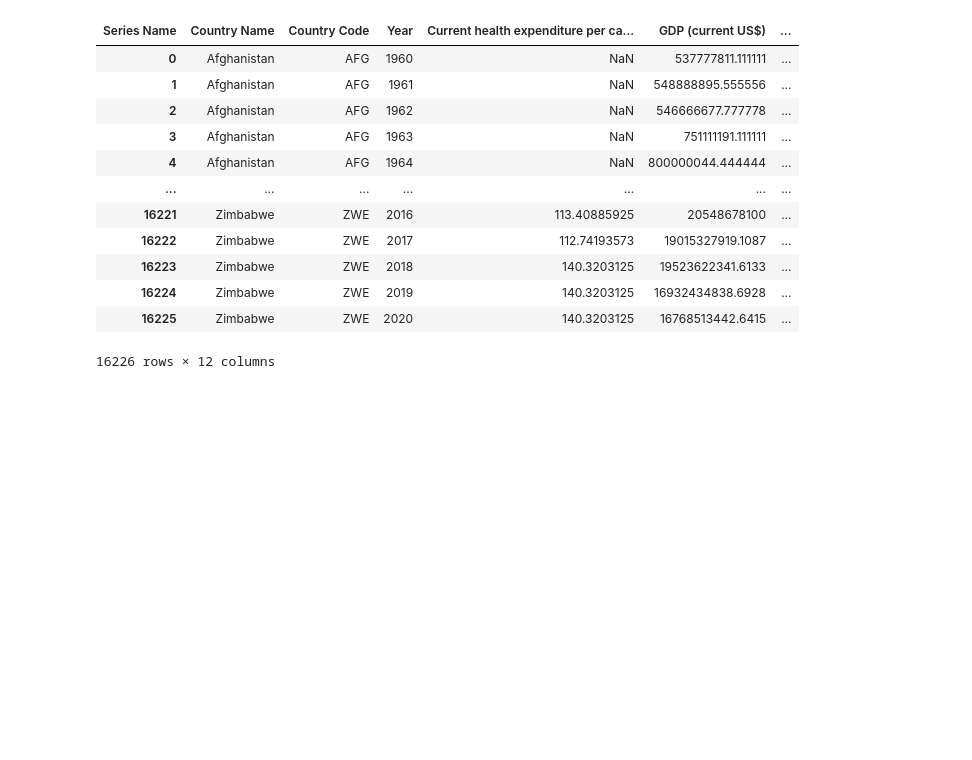
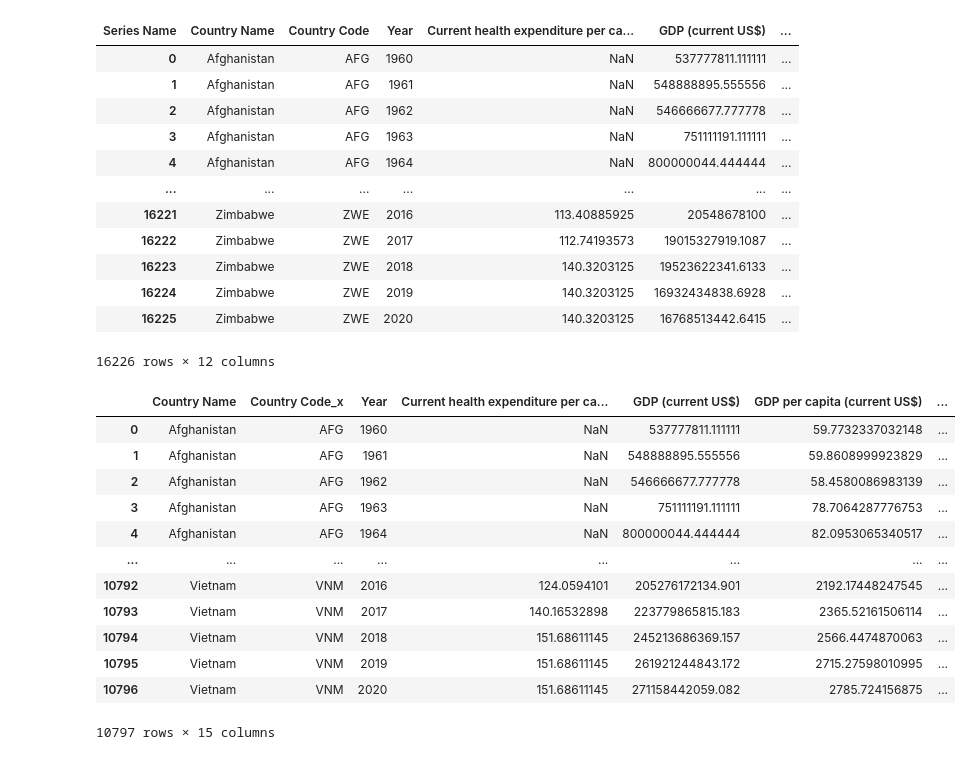
Before and after one commit to endjin/Endjin.RecommendedPractices.AzureDevopsPipelines.Python, a Jupyter notebook: worldbank_data.ipynb, the cells around one changed output. Drawn from its saved outputs; the diff is of its cells as text; code cells hidden in the pictures; blank space fills up the shorter version.

Commit message:
Add mapping

```diff
--- a/worldbank_data.ipynb
+++ b/worldbank_data.ipynb
@@ -129,5 +129,22 @@ df
 | 16224 | Zimbabwe | ZWE | 2019 | 140.3203125 | 16932434838.6928 | ... |
 | 16225 | Zimbabwe | ZWE | 2020 | 140.3203125 | 16768513442.6415 | ... |
 16226 rows × 12 columns
+# %%
+df = data_wrangler.load_and_apply_mapping(df, "country_continent_lookup.csv")
+df
+# %% [output]
+|  | Country Name | Country Code_x | Year | Current health expenditure per ca... | GDP (current US$) | GDP per capita (current US$) | ... |
+| 0 | Afghanistan | AFG | 1960 | NaN | 537777811.111111 | 59.7732337032148 | ... |
+| 1 | Afghanistan | AFG | 1961 | NaN | 548888895.555556 | 59.8608999923829 | ... |
+| 2 | Afghanistan | AFG | 1962 | NaN | 546666677.777778 | 58.4580086983139 | ... |
+| 3 | Afghanistan | AFG | 1963 | NaN | 751111191.111111 | 78.7064287776753 | ... |
+| 4 | Afghanistan | AFG | 1964 | NaN | 800000044.444444 | 82.0953065340517 | ... |
+| ... | ... | ... | ... | ... | ... | ... | ... |
+| 10792 | Vietnam | VNM | 2016 | 124.0594101 | 205276172134.901 | 2192.17448247545 | ... |
+| 10793 | Vietnam | VNM | 2017 | 140.16532898 | 223779865815.183 | 2365.52161506114 | ... |
+| 10794 | Vietnam | VNM | 2018 | 151.68611145 | 245213686369.157 | 2566.4474870063 | ... |
+| 10795 | Vietnam | VNM | 2019 | 151.68611145 | 261921244843.172 | 2715.27598010995 | ... |
+| 10796 | Vietnam | VNM | 2020 | 151.68611145 | 271158442059.082 | 2785.724156875 | ... |
+10797 rows × 15 columns
 # %%
 df.to_csv('data.csv', index=False)
```
Also changed, not shown: 4 other files.
